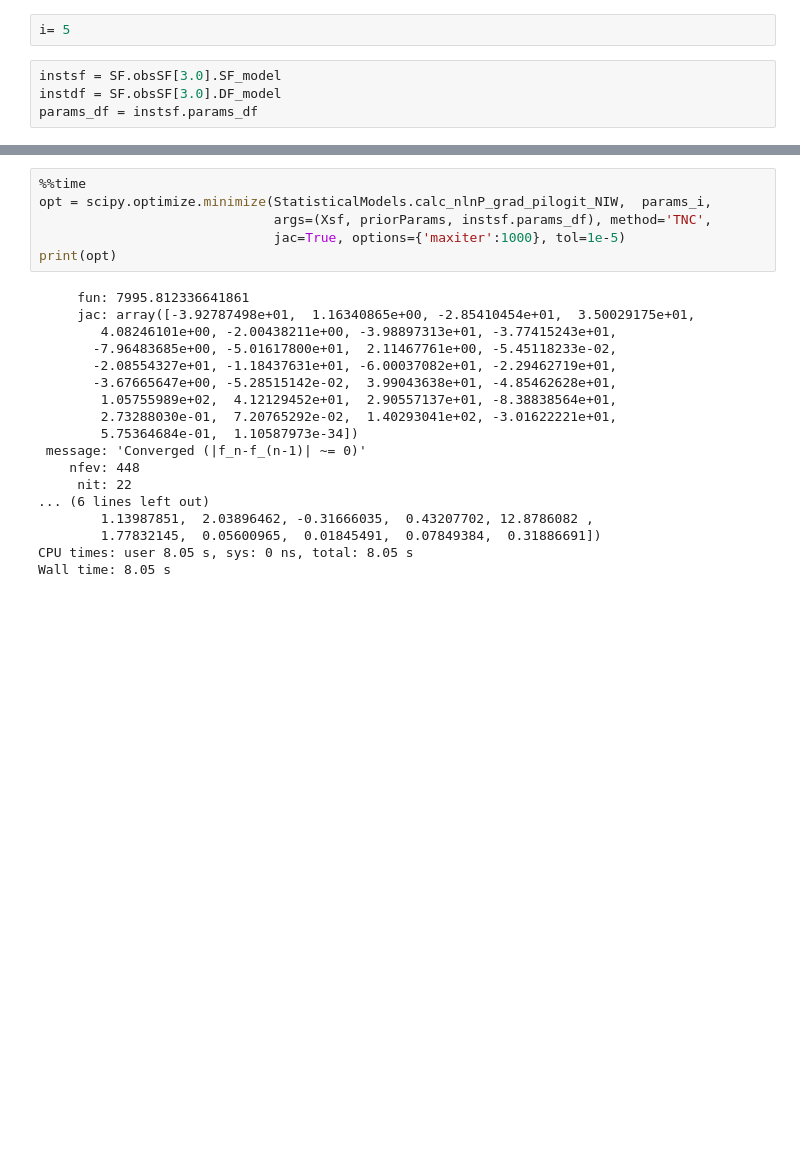
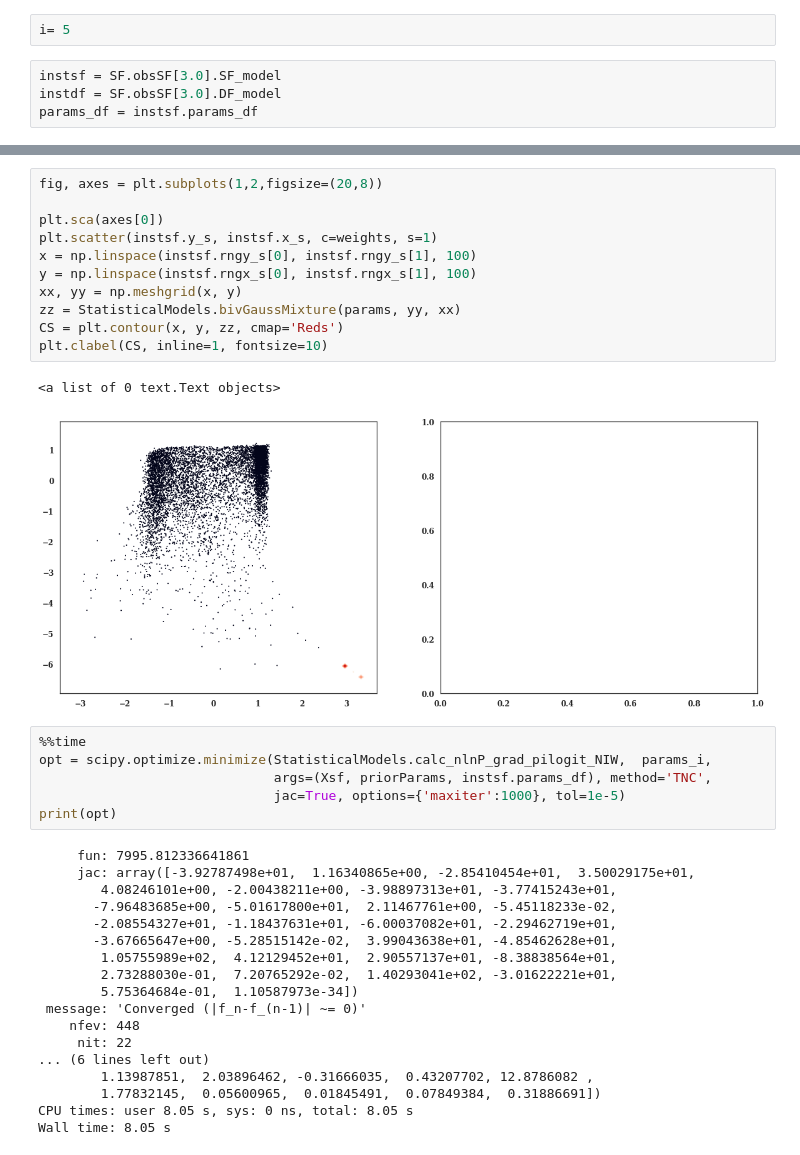
Before and after one commit to aeverall/seestar, a Jupyter notebook: examples/MockSFs.ipynb, the cells around one changed output, grey strips where cells are left out. Cells and saved outputs as stored; diff of their text form; blank space fills up the shorter version.

```diff
--- a/examples/MockSFs.ipynb
+++ b/examples/MockSFs.ipynb
@@ -233,3 +422,17 @@ params_i = params_kms_pilogit
+# %%
+fig, axes = plt.subplots(1,2,figsize=(20,8))
+
+plt.sca(axes[0])
+plt.scatter(instsf.y_s, instsf.x_s, c=weights, s=1)
+x = np.linspace(instsf.rngy_s[0], instsf.rngy_s[1], 100)
+y = np.linspace(instsf.rngx_s[0], instsf.rngx_s[1], 100)
+xx, yy = np.meshgrid(x, y)
+zz = StatisticalModels.bivGaussMixture(params, yy, xx)
+CS = plt.contour(x, y, zz, cmap='Reds')
+plt.clabel(CS, inline=1, fontsize=10)
+# %% [output]
+<a list of 0 text.Text objects>
+[figure, added]
 # %%
 %%time
 opt = scipy.optimize.minimize(StatisticalModels.calc_nlnP_grad_pilogit_NIW,  params_i,
```
Also changed, not shown: parts of 61 cells of this notebook, 1 other file.
